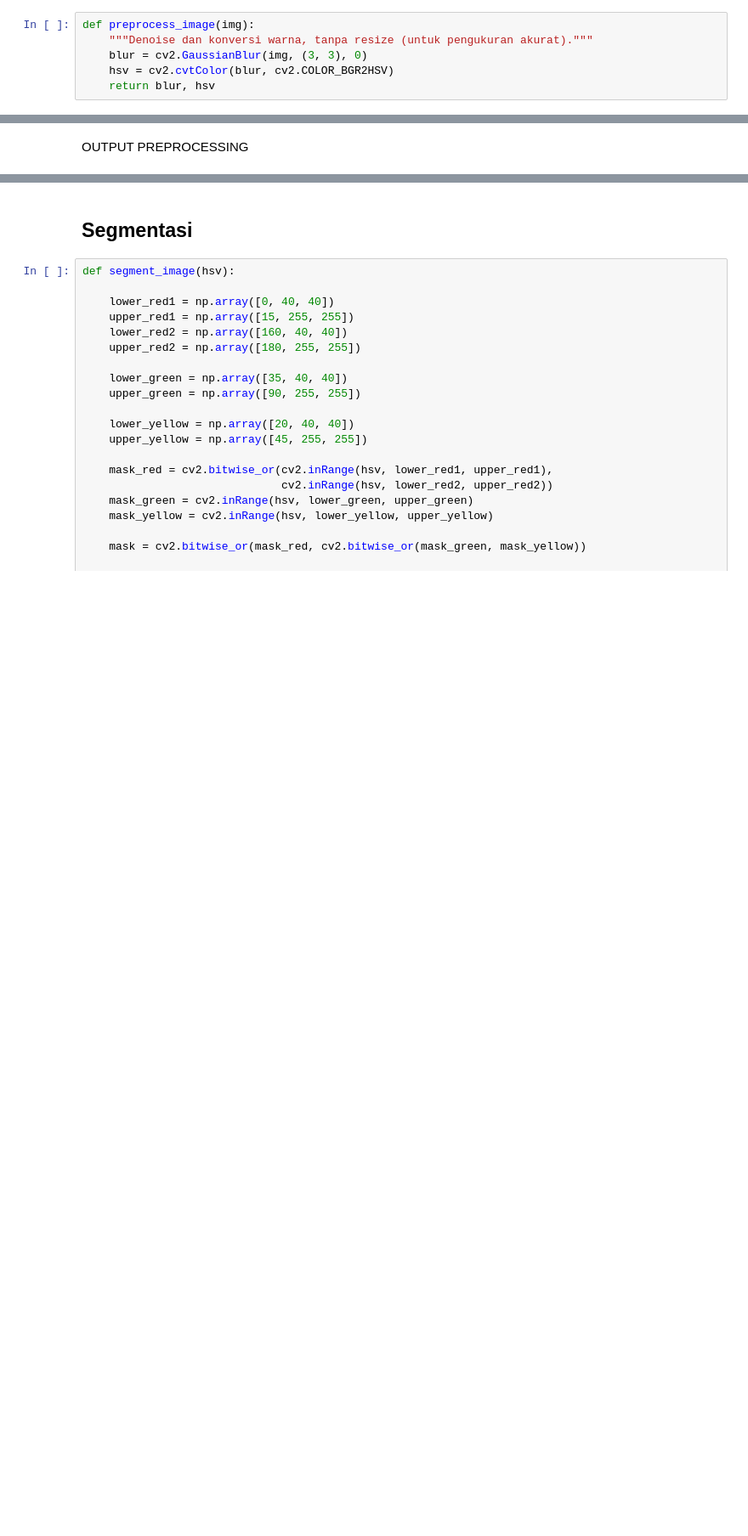
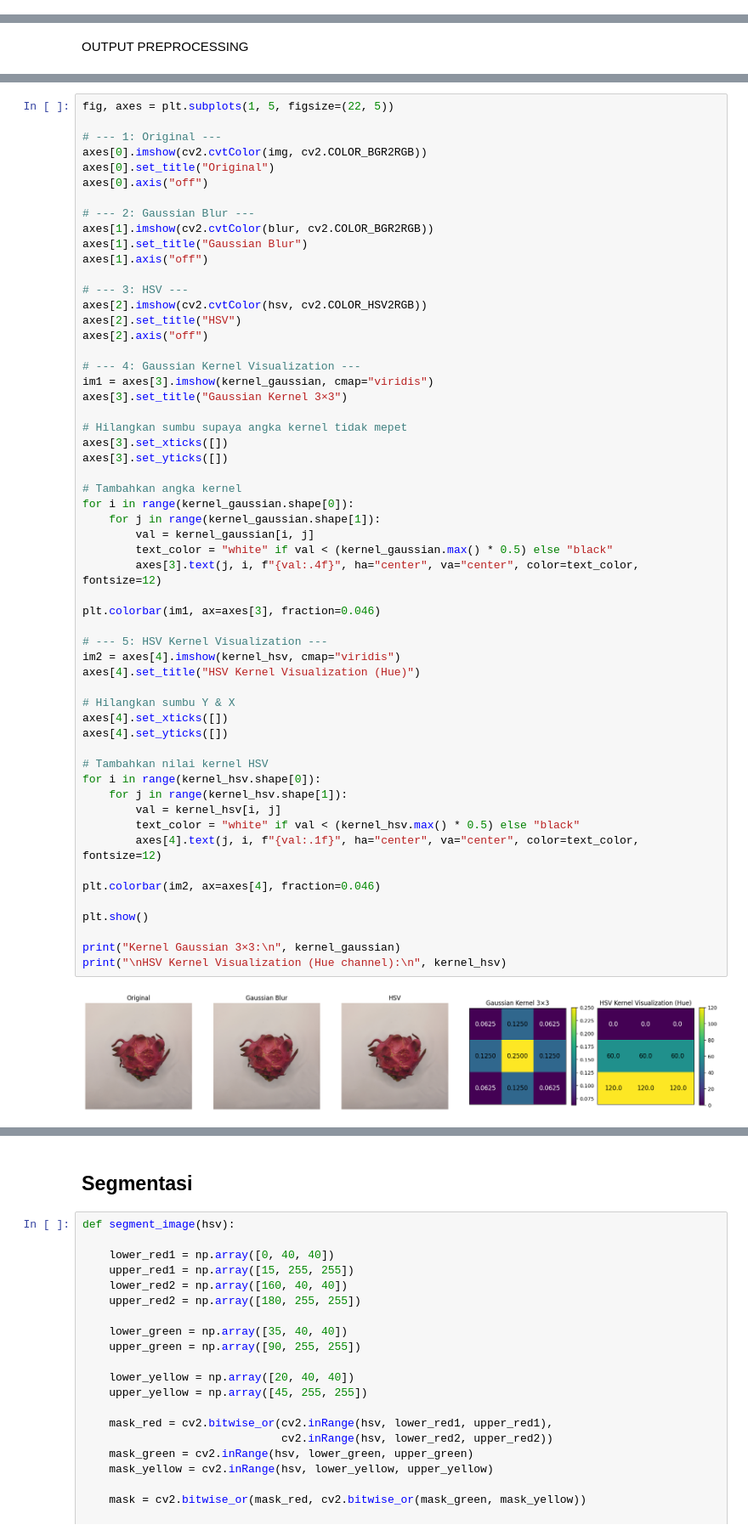
Before and after one commit to DevMossTeam/DragonFruit_Grading, a Jupyter notebook: Analyst/pipeline.ipynb, the cells around one changed output, grey strips where cells are left out. Shown: that part at 85% size. Saved outputs shown, nothing was run; the diff lists cells and outputs as text; blank space fills up the shorter version.

```diff
--- a/Analyst/pipeline.ipynb
+++ b/Analyst/pipeline.ipynb
@@ -44,9 +44,3 @@ Gambar berhasil dimuat!
 [figure]
 # %% [markdown]
 ## Preprocessing
-# %%
-def preprocess_image(img):
-    """Denoise dan konversi warna, tanpa resize (untuk pengukuran akurat)."""
-    blur = cv2.GaussianBlur(img, (3, 3), 0)
-    hsv = cv2.cvtColor(blur, cv2.COLOR_BGR2HSV)
-    return blur, hsv
@@ -74,0 +82,58 @@ plt.show()
+# %%
+fig, axes = plt.subplots(1, 5, figsize=(22, 5))
+
+# --- 1: Original ---
+axes[0].imshow(cv2.cvtColor(img, cv2.COLOR_BGR2RGB))
+axes[0].set_title("Original")
+axes[0].axis("off")
+
+# --- 2: Gaussian Blur ---
+axes[1].imshow(cv2.cvtColor(blur, cv2.COLOR_BGR2RGB))
+axes[1].set_title("Gaussian Blur")
+axes[1].axis("off")
+
+# --- 3: HSV ---
+axes[2].imshow(cv2.cvtColor(hsv, cv2.COLOR_HSV2RGB))
+axes[2].set_title("HSV")
+axes[2].axis("off")
+
+# --- 4: Gaussian Kernel Visualization ---
+im1 = axes[3].imshow(kernel_gaussian, cmap="viridis")
+axes[3].set_title("Gaussian Kernel 3×3")
+
+# Hilangkan sumbu supaya angka kernel tidak mepet
+axes[3].set_xticks([])
+axes[3].set_yticks([])
+
+# Tambahkan angka kernel
+for i in range(kernel_gaussian.shape[0]):
+    for j in range(kernel_gaussian.shape[1]):
+        val = kernel_gaussian[i, j]
+        text_color = "white" if val < (kernel_gaussian.max() * 0.5) else "black"
+        axes[3].text(j, i, f"{val:.4f}", ha="center", va="center", color=text_color, fontsize=12)
+
+plt.colorbar(im1, ax=axes[3], fraction=0.046)
+
+# --- 5: HSV Kernel Visualization ---
+im2 = axes[4].imshow(kernel_hsv, cmap="viridis")
+axes[4].set_title("HSV Kernel Visualization (Hue)")
+
+# Hilangkan sumbu Y & X
+axes[4].set_xticks([])
+axes[4].set_yticks([])
+
+# Tambahkan nilai kernel HSV
+for i in range(kernel_hsv.shape[0]):
+    for j in range(kernel_hsv.shape[1]):
+        val = kernel_hsv[i, j]
+        text_color = "white" if val < (kernel_hsv.max() * 0.5) else "black"
+        axes[4].text(j, i, f"{val:.1f}", ha="center", va="center", color=text_color, fontsize=12)
+
+plt.colorbar(im2, ax=axes[4], fraction=0.046)
+
+plt.show()
+
+print("Kernel Gaussian 3×3:\n", kernel_gaussian)
+print("\nHSV Kernel Visualization (Hue channel):\n", kernel_hsv)
+# %% [output]
+[figure, added]
```
Also changed, not shown: parts of 3 cells of this notebook.
